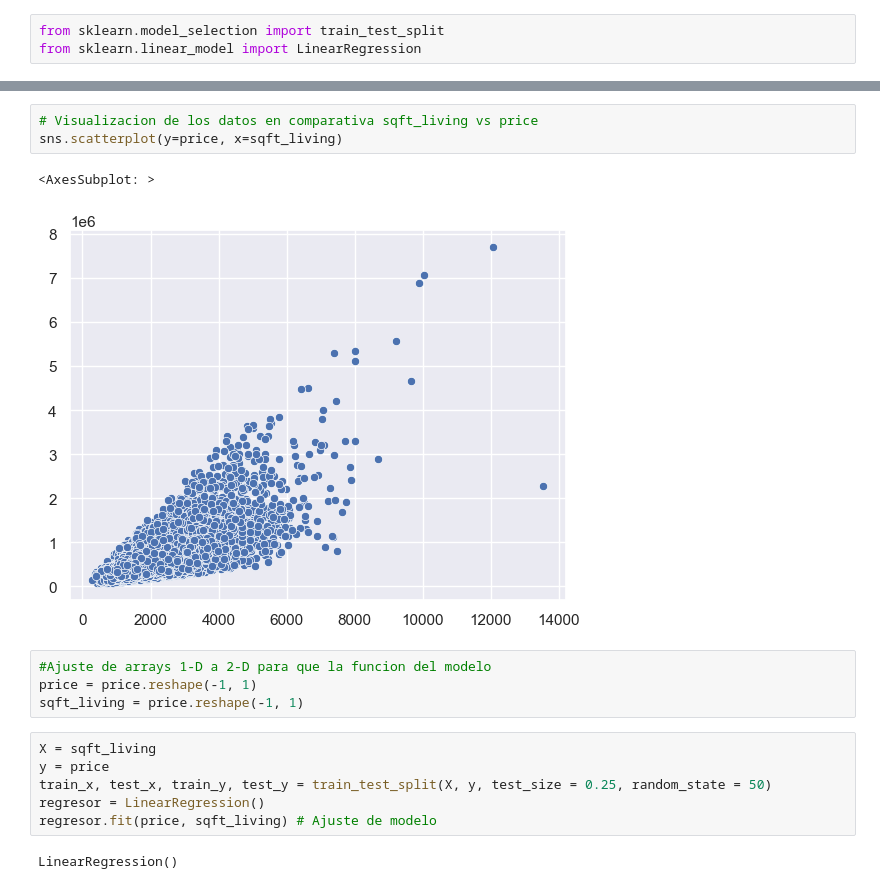
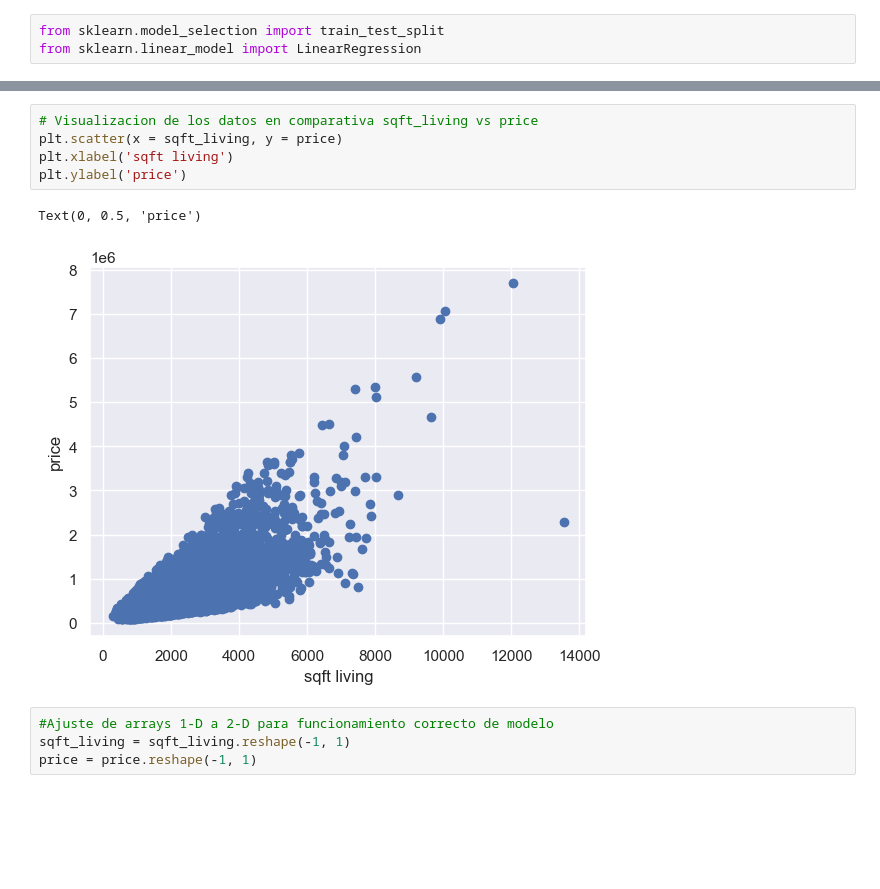
Before and after one commit to andresdlRoca/Inteligencia_Artificial-UVG-2023, a Jupyter notebook: Lab 3/main.ipynb, the cells around one changed output, grey strips where cells are left out. Cells and saved outputs as stored; diff of their text form; blank space fills up the shorter version.

Commit message:
Finalizado ajustes del modelo polinomial, trabajando en task 1.3 para predecir con algoritmo de descenso del gradiente

```diff
--- a/Lab 3/main.ipynb
+++ b/Lab 3/main.ipynb
@@ -78,19 +79,13 @@ print(sqft_living)
 [1180 2570 770 ... 1020 1600 1020]
 # %%
 # Visualizacion de los datos en comparativa sqft_living vs price
-sns.scatterplot(y=price, x=sqft_living)
+plt.scatter(x = sqft_living, y = price)
+plt.xlabel('sqft living')
+plt.ylabel('price')
 # %% [output]
-<AxesSubplot: >
+Text(0, 0.5, 'price')
-[figure, old version]
+[figure, new version]
 # %%
-#Ajuste de arrays 1-D a 2-D para que la funcion del modelo
+#Ajuste de arrays 1-D a 2-D para funcionamiento correcto de modelo
+sqft_living = sqft_living.reshape(-1, 1)
 price = price.reshape(-1, 1)
-sqft_living = price.reshape(-1, 1)
-# %%
-X = sqft_living
-y = price
-train_x, test_x, train_y, test_y = train_test_split(X, y, test_size = 0.25, random_state = 50)
-regresor = LinearRegression()
-regresor.fit(price, sqft_living) # Ajuste de modelo
-# %% [output]
-LinearRegression()
```
Also changed, not shown: parts of 8 cells of this notebook.
